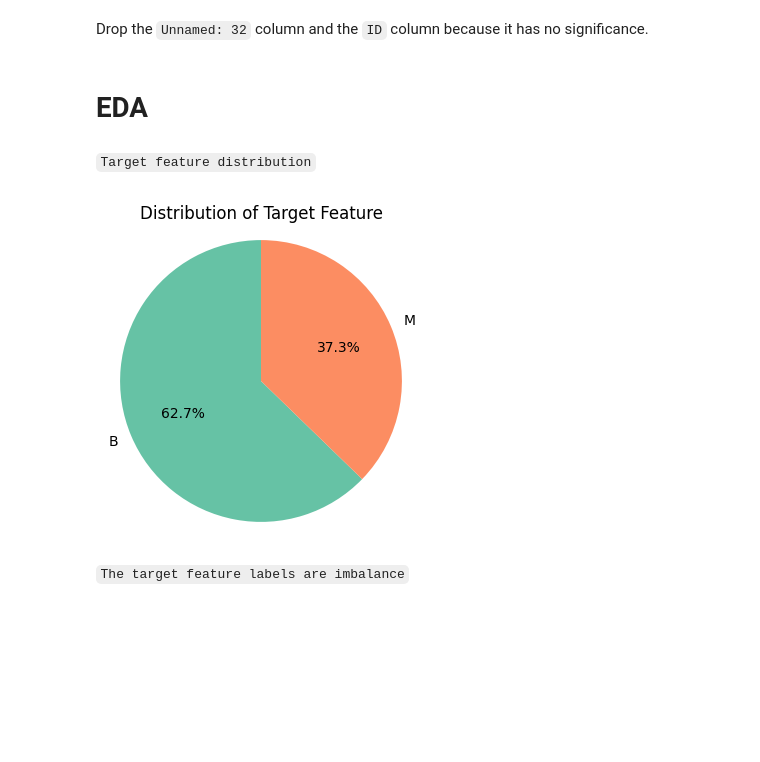
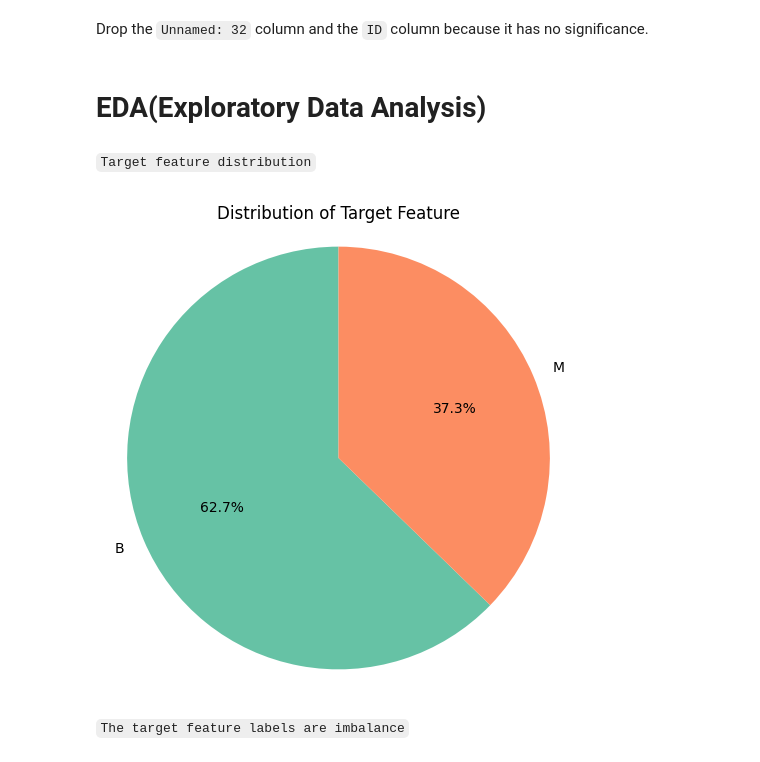
Before and after one commit to 101Sania/Algorithm_Lab_Project_cash_flow_minumizer, a Jupyter notebook: Breast_Cancer_Prediction_Final_Project.ipynb, the cells around one changed output. Saved outputs shown, nothing was run; the diff lists cells and outputs as text; code cells hidden in the pictures; blank space fills up the shorter version.

```diff
--- a/Breast_Cancer_Prediction_Final_Project.ipynb
+++ b/Breast_Cancer_Prediction_Final_Project.ipynb
@@ -217,25 +279,25 @@ Drop the `Unnamed: 32` column and the `ID` column because it has no significance
 # %%
 data.drop(['id', 'Unnamed: 32'], axis=1, inplace=True)
 # %% [markdown]
-# EDA
+# EDA(Exploratory Data Analysis)
 # %% [markdown]
 `Target feature distribution`
 # %%
 Target = data['diagnosis'].value_counts()
 
 
 
-plt.figure(figsize=(4, 4))
+plt.figure(figsize=(6, 6))
 
 plt.pie(Target, labels=Target.index, autopct='%1.1f%%', startangle=90, colors=sns.color_palette('Set2'))
 
 plt.title('Distribution of Target Feature')
 
 plt.axis('equal')  # Equal aspect ratio ensures the pie is drawn as a circle
 
 plt.show()
 # %% [output]
-[figure, old version]
+[figure, new version]
 # %% [markdown]
 `The target feature labels are imbalance`
 # %%
```
Also changed, not shown: parts of 25 cells of this notebook.
